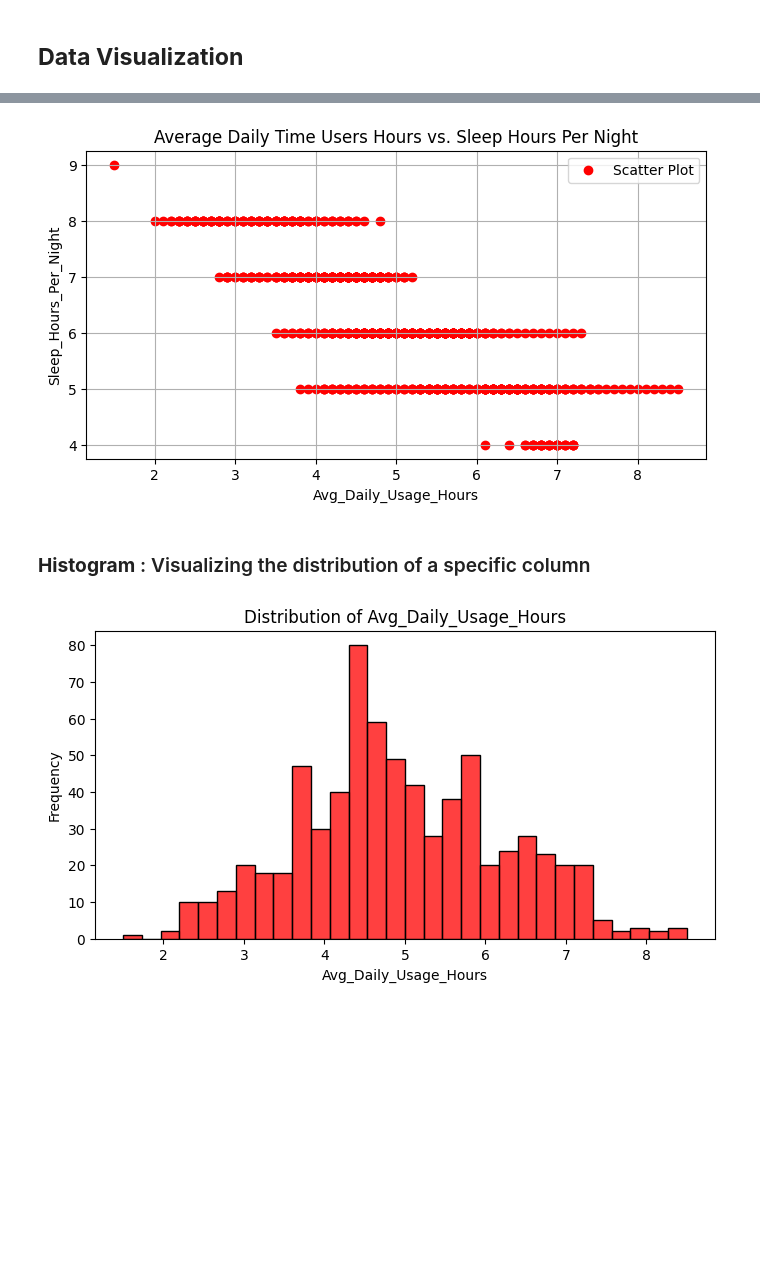
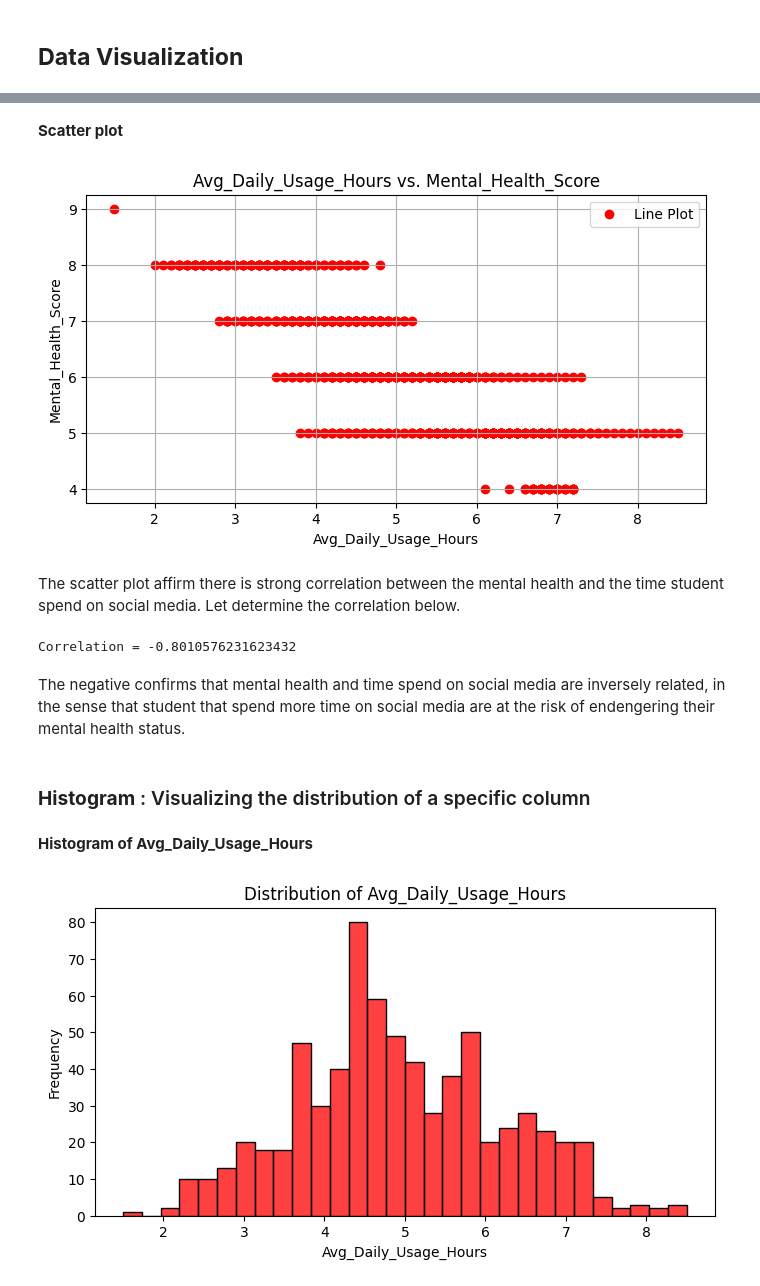
Before and after one commit to SyusufWaliyyi/FlexiSAF_Intership, a Jupyter notebook: week_5/week_5.ipynb, the cells around one changed output, grey strips where cells are left out. Cells and saved outputs as stored; diff of their text form; code cells hidden in the pictures; blank space fills up the shorter version.

```diff
--- a/week_5/week_5.ipynb
+++ b/week_5/week_5.ipynb
@@ -137,0 +92,3 @@ Since there is few high school student compared to the higher, their rows can be
+# %%
+df_sorted = df.sort_values(['Avg_Daily_Usage_Hours'])
+df_sorted = df_sorted.reset_index()
@@ -138,17 +120,29 @@ Since there is few high school student compared to the higher, their rows can be
+# %% [markdown]
+__Scatter plot__
 # %%
 # Scattwer plot of Average Daily Time Users Hours vs. Sleep Hours Per Night
 plt.figure(figsize=(8, 4))
-plt.scatter(df['Avg_Daily_Usage_Hours'], df['Mental_Health_Score'], color='red',  label='Scatter Plot')
-plt.title('Average Daily Time Users Hours vs. Sleep Hours Per Night')
+plt.scatter(df_sorted['Avg_Daily_Usage_Hours'], df_sorted['Mental_Health_Score'], color='red',  label='Line Plot')
+plt.title('Avg_Daily_Usage_Hours vs. Mental_Health_Score')
 plt.xlabel('Avg_Daily_Usage_Hours')
-plt.ylabel('Sleep_Hours_Per_Night')
+plt.ylabel('Mental_Health_Score')
 plt.grid()
 plt.legend()
 plt.show()
 # %% [output]
-[figure, old version]
+[figure, new version]
+# %% [markdown]
+The scatter plot affirm there is strong correlation between the mental health and the time student spend on social media. Let determine the correlation below.
+# %%
+print(f"Correlation = {df_sorted['Avg_Daily_Usage_Hours'].corr(df_sorted['Mental_Health_Score'])}")
+# %% [output]
+Correlation = -0.8010576231623432
+# %% [markdown]
+The negative confirms that mental health and time spend on social media are inversely related, in the sense that student that spend more time on social media are at the risk of endengering their mental health status.
 # %% [markdown]
 ### __Histogram__ : Visualizing the distribution of a specific column
+# %% [markdown]
+__Histogram of Avg_Daily_Usage_Hours__
 # %%
 # Visualizing the distribution of a Avg_Daily_Usage_Hours
 plt.figure(figsize=(8, 4))
```
Also changed, not shown: parts of 38 cells of this notebook.
